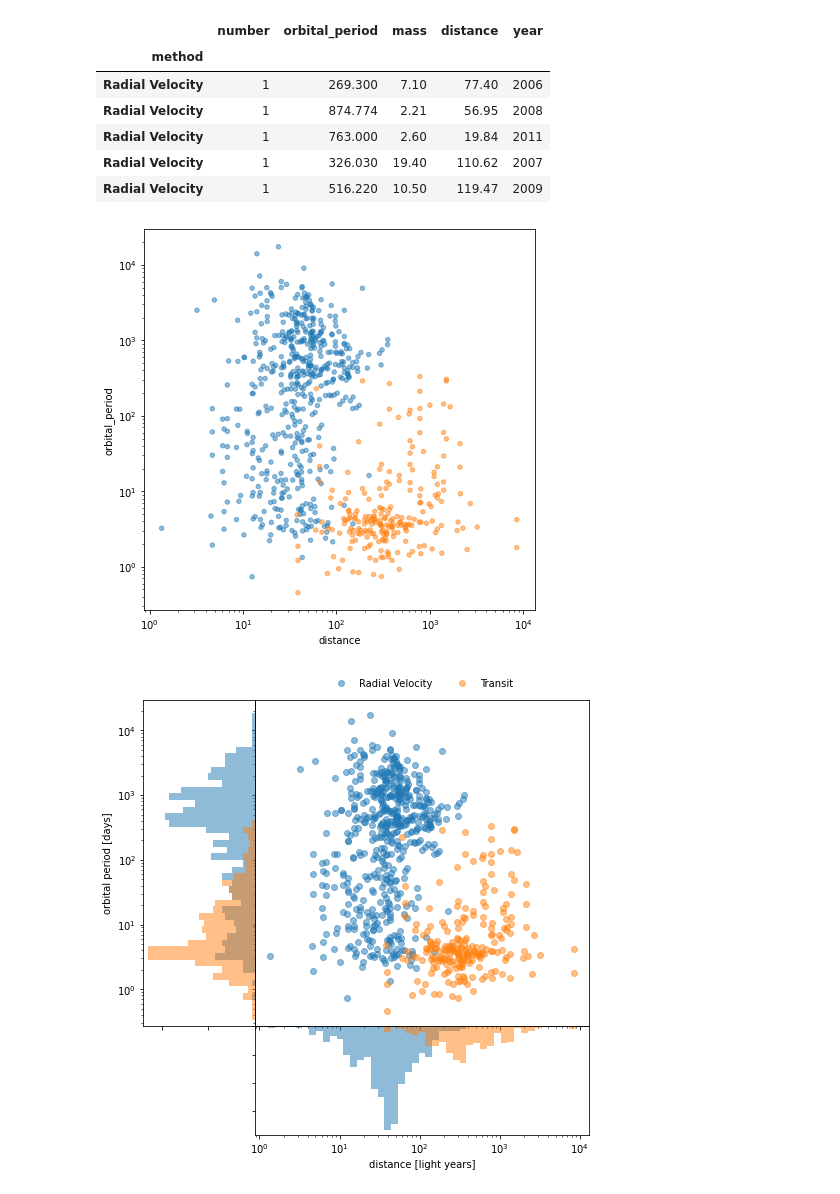
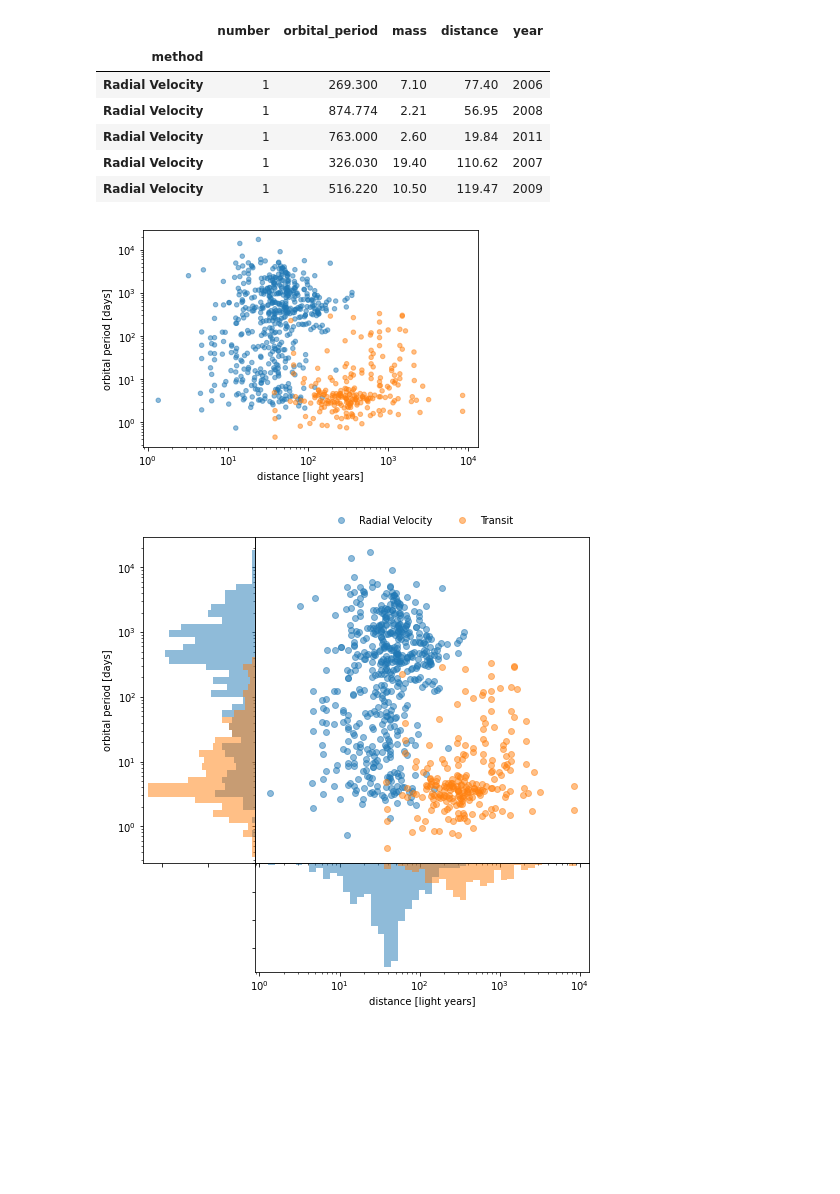
Before and after one commit to xgarrido/master_python_teaching, a Jupyter notebook: td/03_td_pandas.ipynb, the cells around one changed output. Drawn from its saved outputs; the diff is of its cells as text; code cells hidden in the pictures; blank space fills up the shorter version.

```diff
--- a/td/03_td_pandas.ipynb
+++ b/td/03_td_pandas.ipynb
@@ -1,7 +1,3 @@
-# %%
-import matplotlib.pyplot as plt
-
-plt.rcParams["figure.figsize"] = (7, 7)
 # %% [markdown]
 # Librairie `pandas` & `matplotlib`
 # %% [markdown]
@@ -99,10 +95,18 @@ subdata.head()
 # %%
 import numpy as np
 
 colors = np.where(subdata.index == "Transit", "tab:orange", "tab:blue")
-ax = subdata.plot.scatter(x="distance", y="orbital_period", c=colors, alpha=0.5, loglog=True)
+ax = subdata.plot.scatter(
+    x="distance",
+    y="orbital_period",
+    c=colors,
+    alpha=0.5,
+    loglog=True,
+    xlabel="distance [light years]",
+    ylabel="orbital period [days]",
+)
 # %% [output]
-[figure, old version]
+[figure, new version]
 # %%
 import matplotlib.pyplot as plt
 
```
Also changed, not shown: parts of 9 cells of this notebook, 4 other files.
